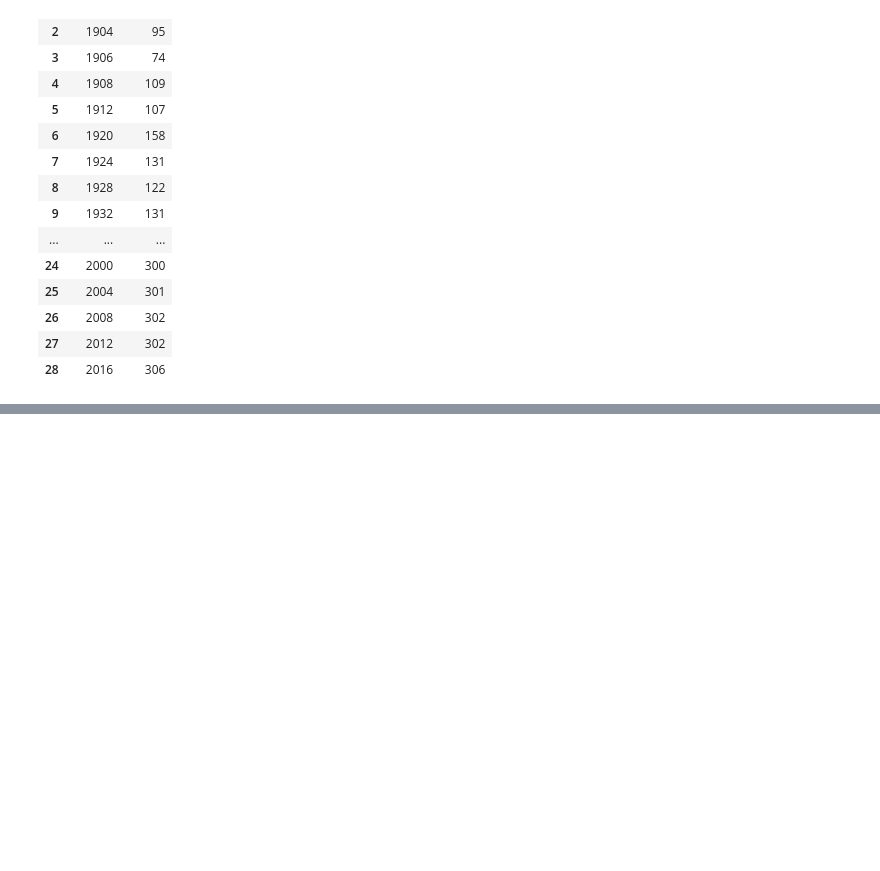
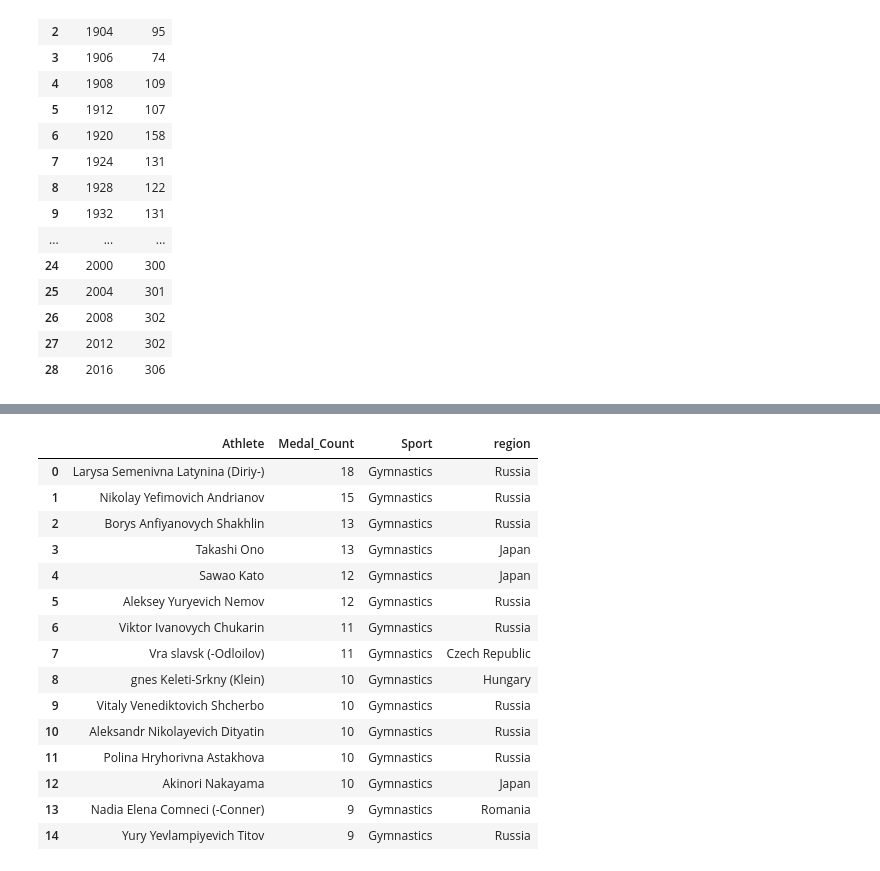
Before and after one commit to EmonKarmaker/Olympics_Data_Analysis, a Jupyter notebook: olympics_analysis.ipynb, the cells around one changed output, grey strips where cells are left out. Cells and saved outputs as stored; diff of their text form; code cells hidden in the pictures; blank space fills up the shorter version.

Commit message:
overall analysys done

```diff
--- a/olympics_analysis.ipynb
+++ b/olympics_analysis.ipynb
@@ -470,0 +480,42 @@ nations_over_time
+# %%
+def most_successful(df, sport):
+    temp_df = df.dropna(subset=['Medal'])
+
+    if sport != 'Overall':
+        temp_df = temp_df[temp_df['Sport'] == sport]
+
+    # Count medals per athlete
+    top_athletes = temp_df['Name'].value_counts().reset_index().head(15)
+    top_athletes.columns = ['Athlete', 'Medal_Count']
+
+    # Merge to get Sport and region info
+    top_athletes = top_athletes.merge(
+        df[['Name', 'Sport', 'region']].drop_duplicates(subset=['Name']),
+        left_on='Athlete',
+        right_on='Name',
+        how='left'
+    )
+
+    # Select relevant columns
+    top_athletes = top_athletes[['Athlete', 'Medal_Count', 'Sport', 'region']]
+
+    return top_athletes
+# %%
+most_successful(df, 'Gymnastics')
+# %% [output]
+|  | Athlete | Medal_Count | Sport | region |
+| 0 | Larysa Semenivna Latynina (Diriy-) | 18 | Gymnastics | Russia |
+| 1 | Nikolay Yefimovich Andrianov | 15 | Gymnastics | Russia |
+| 2 | Borys Anfiyanovych Shakhlin | 13 | Gymnastics | Russia |
+| 3 | Takashi Ono | 13 | Gymnastics | Japan |
+| 4 | Sawao Kato | 12 | Gymnastics | Japan |
+| 5 | Aleksey Yuryevich Nemov | 12 | Gymnastics | Russia |
+| 6 | Viktor Ivanovych Chukarin | 11 | Gymnastics | Russia |
+| 7 | Vra slavsk (-Odloilov) | 11 | Gymnastics | Czech Republic |
+| 8 | gnes Keleti-Srkny (Klein) | 10 | Gymnastics | Hungary |
+| 9 | Vitaly Venediktovich Shcherbo | 10 | Gymnastics | Russia |
+| 10 | Aleksandr Nikolayevich Dityatin | 10 | Gymnastics | Russia |
+| 11 | Polina Hryhorivna Astakhova | 10 | Gymnastics | Russia |
+| 12 | Akinori Nakayama | 10 | Gymnastics | Japan |
+| 13 | Nadia Elena Comneci (-Conner) | 9 | Gymnastics | Romania |
+| 14 | Yury Yevlampiyevich Titov | 9 | Gymnastics | Russia |
```
Also changed, not shown: parts of 1 cell of this notebook, 2 other files.
